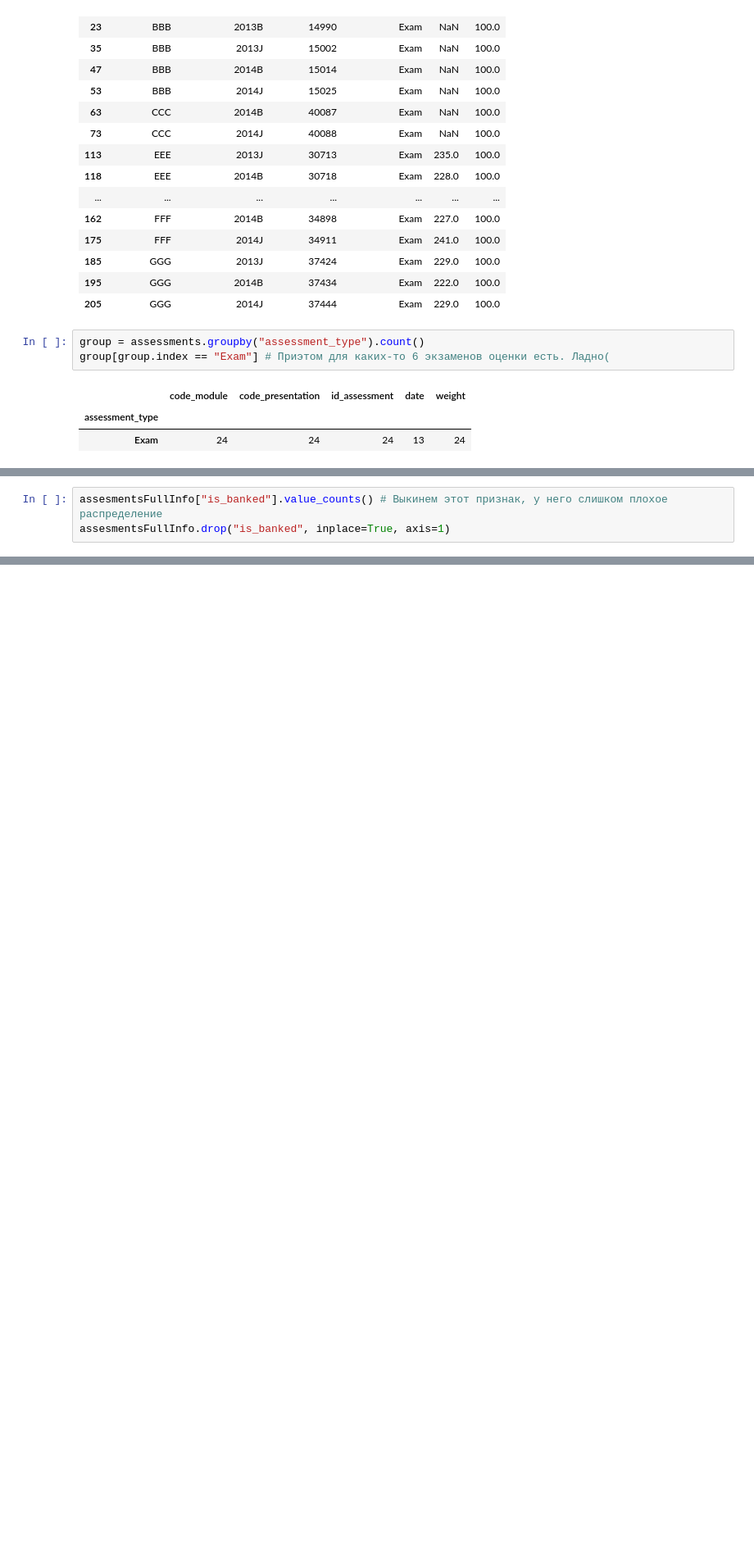
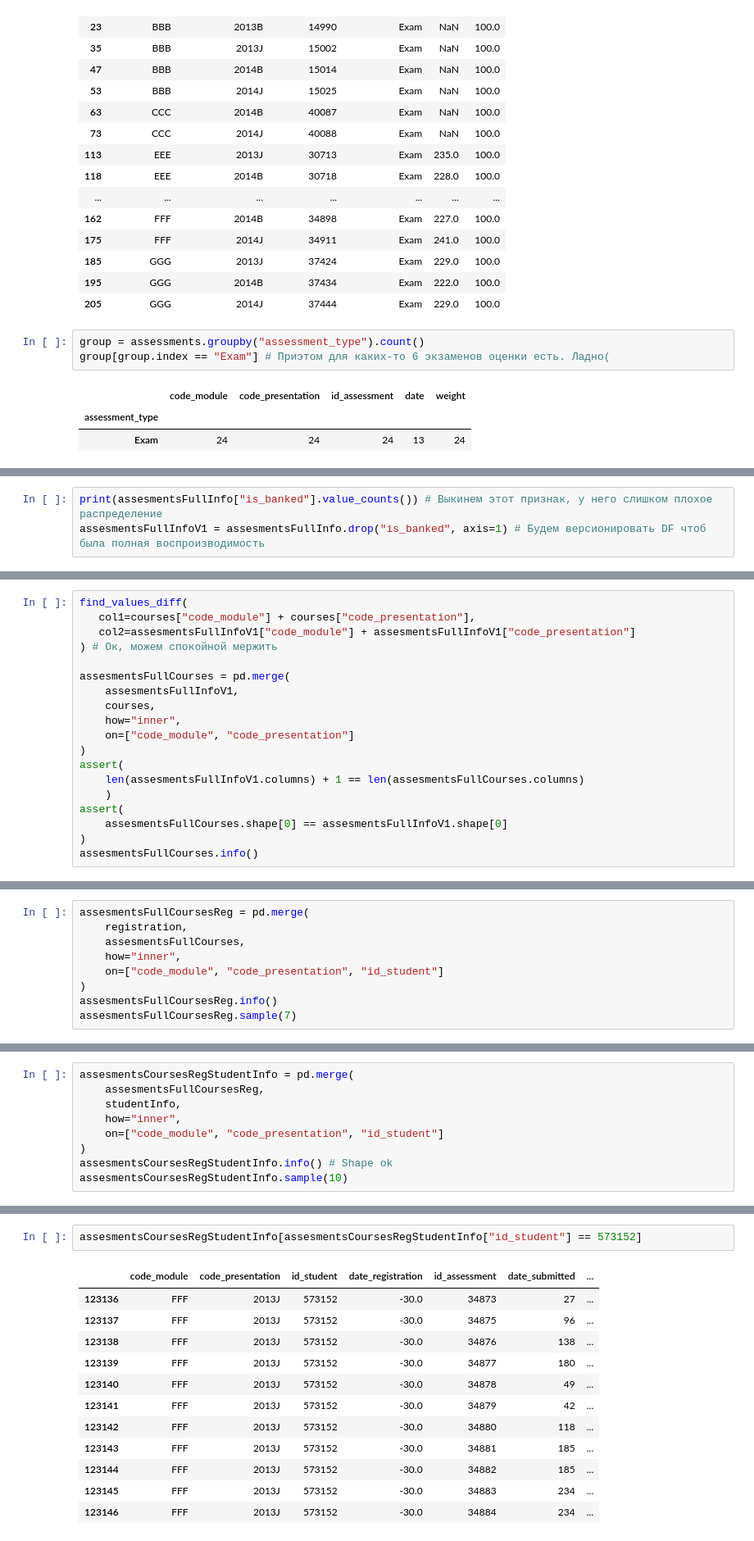
Before and after one commit to pyretttt/mle2, a Jupyter notebook: kaggle/c1/submission.ipynb, the cells around one changed output, grey strips where cells are left out. Shown at 82% size. Cells and saved outputs as stored; diff of their text form; blank space fills up the shorter version.

```diff
--- a/kaggle/c1/submission.ipynb
+++ b/kaggle/c1/submission.ipynb
@@ -155,3 +156,3 @@ None
 # %%
-assesmentsFullInfo["is_banked"].value_counts() # Выкинем этот признак, у него слишком плохое распределение
-assesmentsFullInfo.drop("is_banked", inplace=True, axis=1)
+print(assesmentsFullInfo["is_banked"].value_counts()) # Выкинем этот признак, у него слишком плохое распределение
+assesmentsFullInfoV1 = assesmentsFullInfo.drop("is_banked", axis=1) # Будем версионировать DF чтоб была полная воспроизводимость
@@ -157,0 +166,19 @@ assesmentsFullInfo.drop("is_banked", inplace=True, axis=1)
+# %%
+find_values_diff(
+   col1=courses["code_module"] + courses["code_presentation"],
+   col2=assesmentsFullInfoV1["code_module"] + assesmentsFullInfoV1["code_presentation"]
+) # Ок, можем спокойной мержить
+
+assesmentsFullCourses = pd.merge(
+    assesmentsFullInfoV1,
+    courses,
+    how="inner",
+    on=["code_module", "code_presentation"]
+)
+assert(
+    len(assesmentsFullInfoV1.columns) + 1 == len(assesmentsFullCourses.columns)
+    )
+assert(
+    assesmentsFullCourses.shape[0] == assesmentsFullInfoV1.shape[0]
+)
+assesmentsFullCourses.info()
@@ -157,0 +247,9 @@ assesmentsFullInfo.drop("is_banked", inplace=True, axis=1)
+# %%
+assesmentsFullCoursesReg = pd.merge(
+    registration,
+    assesmentsFullCourses,
+    how="inner",
+    on=["code_module", "code_presentation", "id_student"]
+)
+assesmentsFullCoursesReg.info()
+assesmentsFullCoursesReg.sample(7)
@@ -157,0 +325,9 @@ assesmentsFullInfo.drop("is_banked", inplace=True, axis=1)
+# %%
+assesmentsCoursesRegStudentInfo = pd.merge(
+    assesmentsFullCoursesReg,
+    studentInfo,
+    how="inner",
+    on=["code_module", "code_presentation", "id_student"]
+)
+assesmentsCoursesRegStudentInfo.info() # Shape ok
+assesmentsCoursesRegStudentInfo.sample(10)
@@ -157,0 +481,15 @@ assesmentsFullInfo.drop("is_banked", inplace=True, axis=1)
+# %%
+assesmentsCoursesRegStudentInfo[assesmentsCoursesRegStudentInfo["id_student"] == 573152]
+# %% [output]
+|  | code_module | code_presentation | id_student | date_registration | id_assessment | date_submitted | ... |
+| 123136 | FFF | 2013J | 573152 | -30.0 | 34873 | 27 | ... |
+| 123137 | FFF | 2013J | 573152 | -30.0 | 34875 | 96 | ... |
+| 123138 | FFF | 2013J | 573152 | -30.0 | 34876 | 138 | ... |
+| 123139 | FFF | 2013J | 573152 | -30.0 | 34877 | 180 | ... |
+| 123140 | FFF | 2013J | 573152 | -30.0 | 34878 | 49 | ... |
+| 123141 | FFF | 2013J | 573152 | -30.0 | 34879 | 42 | ... |
+| 123142 | FFF | 2013J | 573152 | -30.0 | 34880 | 118 | ... |
+| 123143 | FFF | 2013J | 573152 | -30.0 | 34881 | 185 | ... |
+| 123144 | FFF | 2013J | 573152 | -30.0 | 34882 | 185 | ... |
+| 123145 | FFF | 2013J | 573152 | -30.0 | 34883 | 234 | ... |
+| 123146 | FFF | 2013J | 573152 | -30.0 | 34884 | 234 | ... |
```
Also changed, not shown: parts of 24 cells of this notebook.
